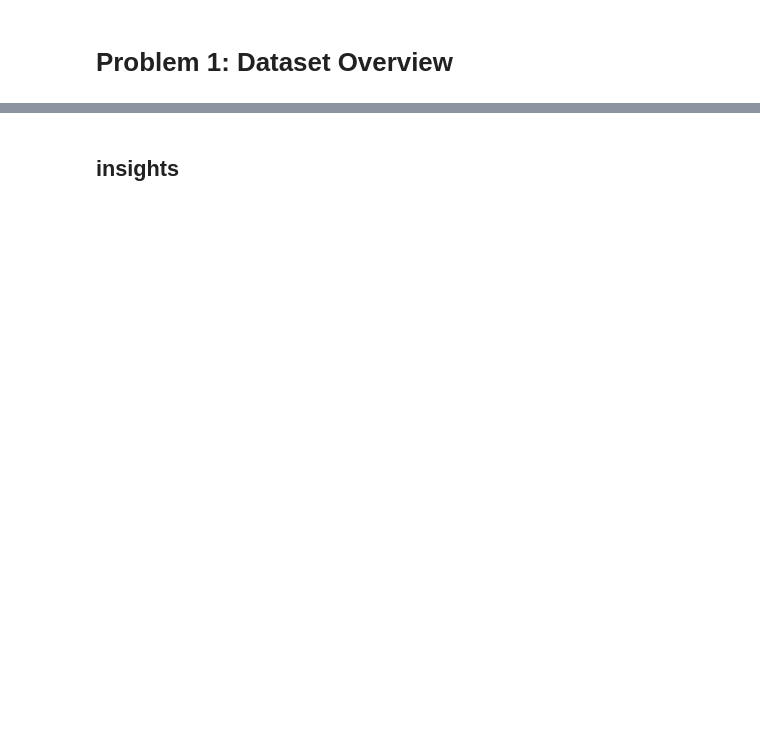
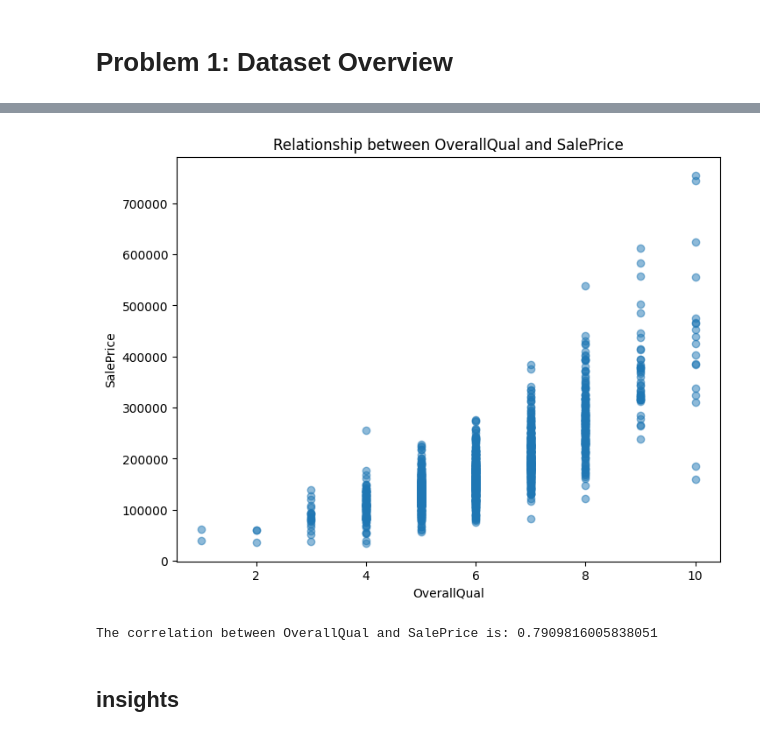
Before and after one commit to avivreu7/ames-housing-analysis, a Jupyter notebook: notebooks/PS.ipynb, the cells around one changed output, grey strips where cells are left out. Saved outputs shown, nothing was run; the diff lists cells and outputs as text; code cells hidden in the pictures; blank space fills up the shorter version.

```diff
--- a/notebooks/PS.ipynb
+++ b/notebooks/PS.ipynb
@@ -2,0 +5,2 @@
+# %%
+df_AHDB = pd.read_csv("data/dataset.csv")
@@ -13,4 +115,19 @@
 # %%
 # 1.6 Relationship between OverallQual and SalePrice
+import matplotlib.pyplot as plt
+
+plt.figure(figsize=(8,6))
+plt.scatter(df_AHDB["OverallQual"], df_AHDB["SalePrice"], alpha=0.5)
+plt.xlabel("OverallQual")
+plt.ylabel("SalePrice")
+plt.title("Relationship between OverallQual and SalePrice")
+plt.show()
+
+# Calculate the correlation between OverallQual and SalePrice
+correlation = df_AHDB["OverallQual"].corr(df_AHDB["SalePrice"])
+print(f"The correlation between OverallQual and SalePrice is: {correlation}")
+# %% [output]
+[figure, added]
+The correlation between OverallQual and SalePrice is: 0.7909816005838051
 # %% [markdown]
 ## insights
```
Also changed, not shown: parts of 26 cells of this notebook.
